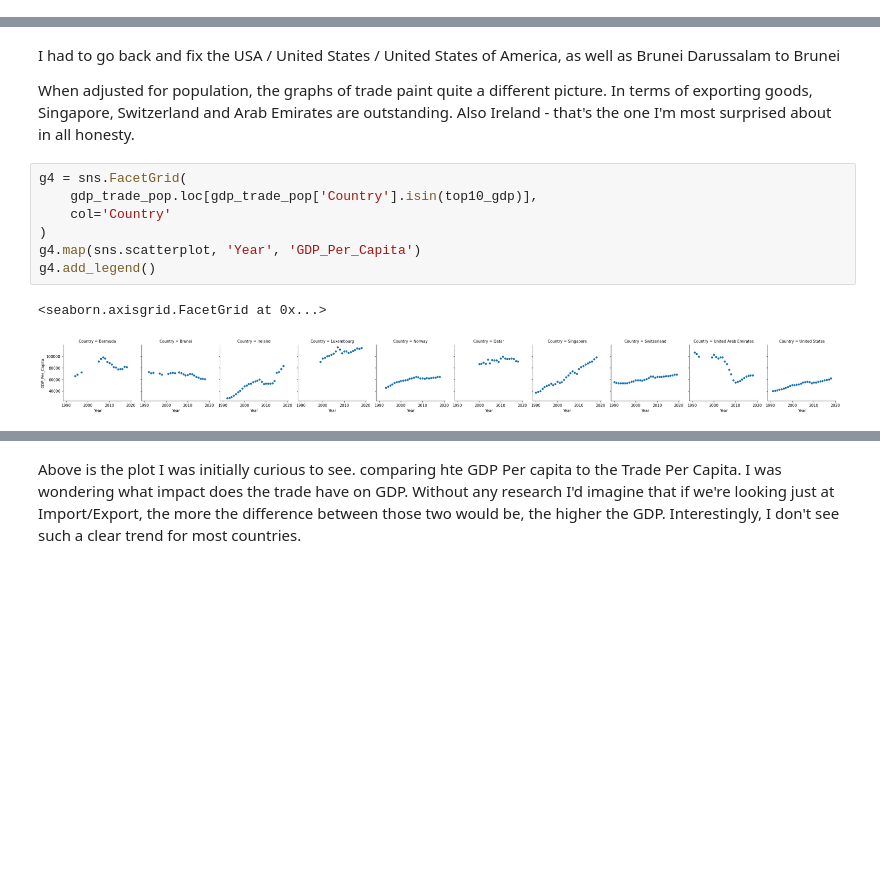
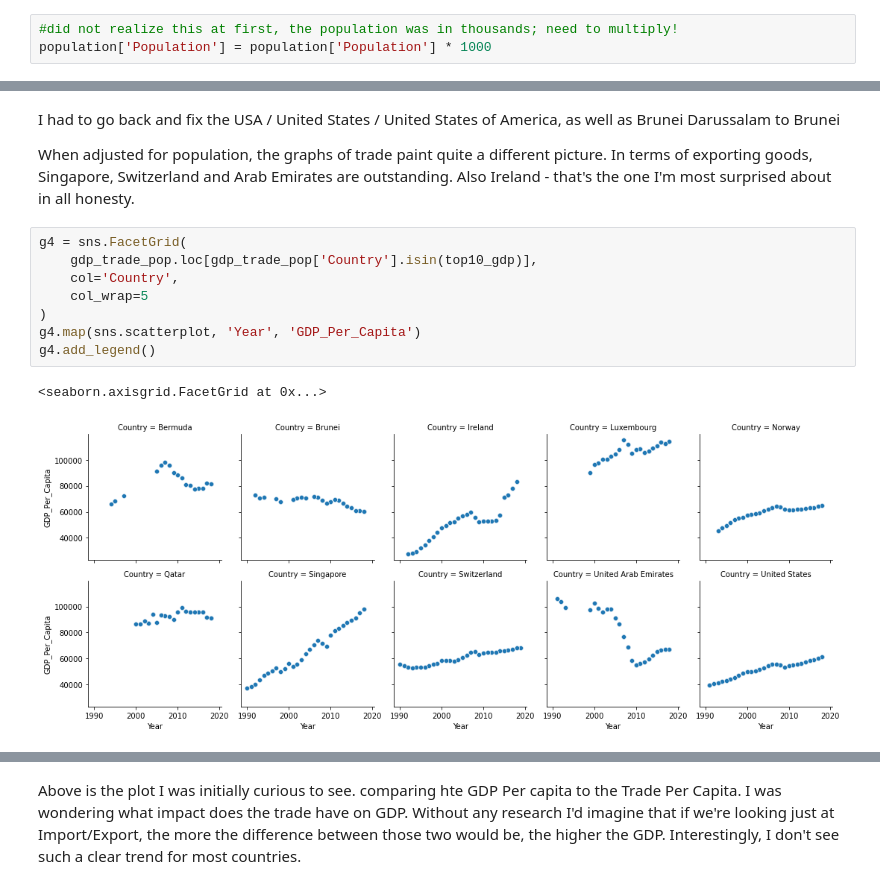
Before and after one commit to tomoumer/un_data_question-tomoumer, a Jupyter notebook: notebooks/UN_Data_Solo.ipynb, the cells around one changed output, grey strips where cells are left out. Drawn from its saved outputs; the diff is of its cells as text; blank space fills up the shorter version.

```diff
--- a/notebooks/UN_Data_Solo.ipynb
+++ b/notebooks/UN_Data_Solo.ipynb
@@ -149,6 +160,9 @@ population = (
 population['Country'] = population['Country'].str.replace('United States of America', 'United States')
 population['Country'] = population['Country'].str.replace('Brunei Darussalam', 'Brunei')
 population['Country'] = population['Country'].str.replace(r'Bolivia.+', 'Bolivia', regex=True)
+# %%
+#did not realize this at first, the population was in thousands; need to multiply!
+population['Population'] = population['Population'] * 1000
 # %%
 gdp_trade_pop = pd.merge(gdp_trade, population, "inner", on=['Country', 'Year'])
 # %% [markdown]
@@ -183,13 +198,14 @@ When adjusted for population, the graphs of trade paint quite a different pictur
 # %%
 g4 = sns.FacetGrid(
     gdp_trade_pop.loc[gdp_trade_pop['Country'].isin(top10_gdp)],
-    col='Country'
+    col='Country',
+    col_wrap=5
 )
 g4.map(sns.scatterplot, 'Year', 'GDP_Per_Capita')
 g4.add_legend()
 # %% [output]
 <seaborn.axisgrid.FacetGrid at 0x...>
-[figure, old version]
+[figure, new version]
 # %%
 g5 = sns.FacetGrid(
     gdp_trade_pop.loc[gdp_trade_pop['Country'].isin(top10_gdp)],
```
Also changed, not shown: parts of 35 cells of this notebook.
